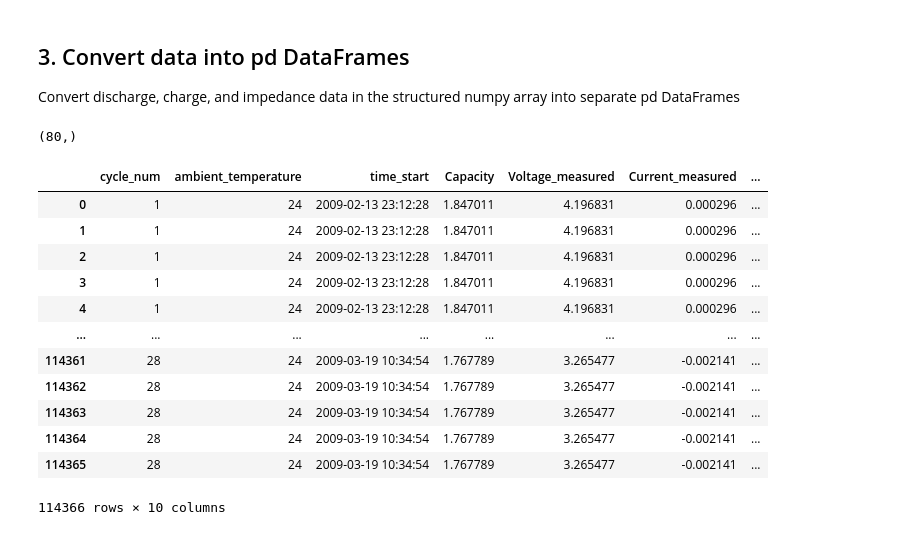
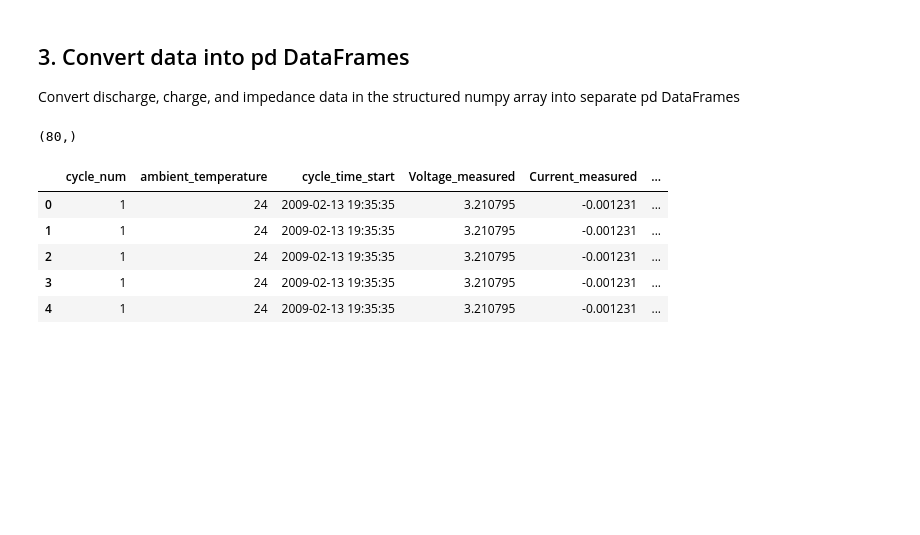
Before and after one commit to OctaiPipe/datasets, a Jupyter notebook: notebooks/li_io_battery_aging_nasa/1.0-cy-data_exploration.ipynb, the cells around one changed output. Drawn from its saved outputs; the diff is of its cells as text; code cells hidden in the pictures; blank space fills up the shorter version.

Commit message:
data ingestion nb

```diff
--- a/notebooks/li_io_battery_aging_nasa/data.ipynb
+++ b/notebooks/li_io_battery_aging_nasa/1.0-cy-data_exploration.ipynb
@@ -239,6 +257,6 @@ mat[battery_num]['cycle'][0, 0][0, 0]['data'].dtype.names
 # %%
-for name in mat[battery_num]['cycle'][0, 0][0, 0]['data'].dtype.names:
-    print(mat[battery_num]['cycle'][0, 0][0, 0]['data'][name][0, 0].shape)
+for name in mat[battery_num]['cycle'][0, 0][0, 2]['data'].dtype.names:
+    print(mat[battery_num]['cycle'][0, 0][0, 2]['data'][name][0, 0].shape)
 # %% [output]
 (1, 48)
 (1, 48)
@@ -332,2 +394,3 @@ def load_discharge(cycles):
 # %%
-cycles_dict = load_discharge(cycles)
+df_charge_cycles, df_discharge_cycles, df_impedance_cycles = load_cycles_to_df(
+    cycles)
@@ -334,18 +399,10 @@ cycles_dict = load_discharge(cycles)
 # %%
-df0 = pd.DataFrame.from_dict(cycles_dict)
-df0
+df_charge_cycles.head()
 # %% [output]
-|  | cycle_num | ambient_temperature | time_start | Capacity | Voltage_measured | Current_measured | ... |
-| 0 | 1 | 24 | 2009-02-13 23:12:28 | 1.847011 | 4.196831 | 0.000296 | ... |
-| 1 | 1 | 24 | 2009-02-13 23:12:28 | 1.847011 | 4.196831 | 0.000296 | ... |
-| 2 | 1 | 24 | 2009-02-13 23:12:28 | 1.847011 | 4.196831 | 0.000296 | ... |
-| 3 | 1 | 24 | 2009-02-13 23:12:28 | 1.847011 | 4.196831 | 0.000296 | ... |
-| 4 | 1 | 24 | 2009-02-13 23:12:28 | 1.847011 | 4.196831 | 0.000296 | ... |
-| ... | ... | ... | ... | ... | ... | ... | ... |
-| 114361 | 28 | 24 | 2009-03-19 10:34:54 | 1.767789 | 3.265477 | -0.002141 | ... |
-| 114362 | 28 | 24 | 2009-03-19 10:34:54 | 1.767789 | 3.265477 | -0.002141 | ... |
-| 114363 | 28 | 24 | 2009-03-19 10:34:54 | 1.767789 | 3.265477 | -0.002141 | ... |
-| 114364 | 28 | 24 | 2009-03-19 10:34:54 | 1.767789 | 3.265477 | -0.002141 | ... |
-| 114365 | 28 | 24 | 2009-03-19 10:34:54 | 1.767789 | 3.265477 | -0.002141 | ... |
+|  | cycle_num | ambient_temperature | cycle_time_start | Voltage_measured | Current_measured | ... |
+| 0 | 1 | 24 | 2009-02-13 19:35:35 | 3.210795 | -0.001231 | ... |
+| 1 | 1 | 24 | 2009-02-13 19:35:35 | 3.210795 | -0.001231 | ... |
+| 2 | 1 | 24 | 2009-02-13 19:35:35 | 3.210795 | -0.001231 | ... |
+| 3 | 1 | 24 | 2009-02-13 19:35:35 | 3.210795 | -0.001231 | ... |
+| 4 | 1 | 24 | 2009-02-13 19:35:35 | 3.210795 | -0.001231 | ... |
-114366 rows × 10 columns
 # %%
```
Also changed, not shown: parts of 16 cells of this notebook, 2 other files.
